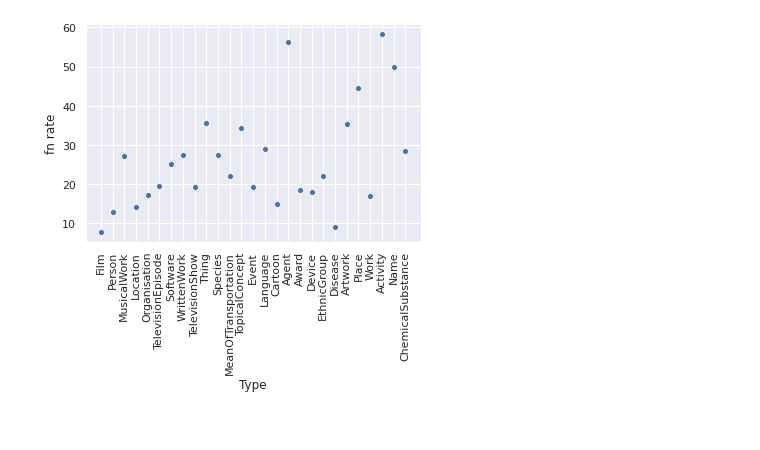
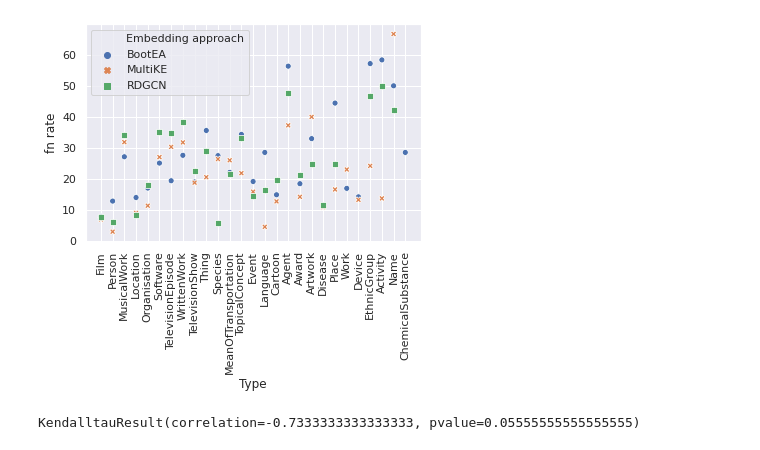
Before and after one commit to jonathanschuchart/eager, a Jupyter notebook: src/analysis/TypeAnalysis.ipynb, the cells around one changed output. Drawn from its saved outputs; the diff is of its cells as text; code cells hidden in the pictures.

```diff
--- a/src/analysis/TypeAnalysis.ipynb
+++ b/src/analysis/TypeAnalysis.ipynb
@@ -86,7 +16,12 @@ combined
+# %%
+embedding_approaches = ["BootEA","MultiKE","RDGCN"]
+dataset_name = "D_W_15K_V1"
+type_files = sorted([i for i in glob.iglob(f"../../data/OpenEA/typed_links/datasets/{dataset_name}/721_5fold/*/typed_test")])
+# %%
+combined = create_combined_over_embeddings(embedding_approaches, dataset_name, type_files,"../../data/")
 # %%
-g = sns.scatterplot(x="Type",y="fn rate",data=combined)
+g = sns.scatterplot(x="Type",y="fn rate",hue="Embedding approach",style="Embedding approach",data=combined)
 for label in g.get_xticklabels():
     label.set_rotation(90)
-g.get_figure().savefig("/tmp/test.png")
 # %% [output]
-[figure, old version]
+[figure, new version]
@@ -107,0 +32,4 @@ g.map(plt.scatter, "left_types", "right_types")
+# %%
+stats.kendalltau(bootea[bootea["fp rate"].notna()]["fp rate"], bootea[bootea["fp rate"].notna()]["rate of all"])
+# %% [output]
+KendalltauResult(correlation=-0.7333333333333333, pvalue=0.05555555555555555)
```
Also changed, not shown: parts of 12 cells of this notebook, 1 other file.
